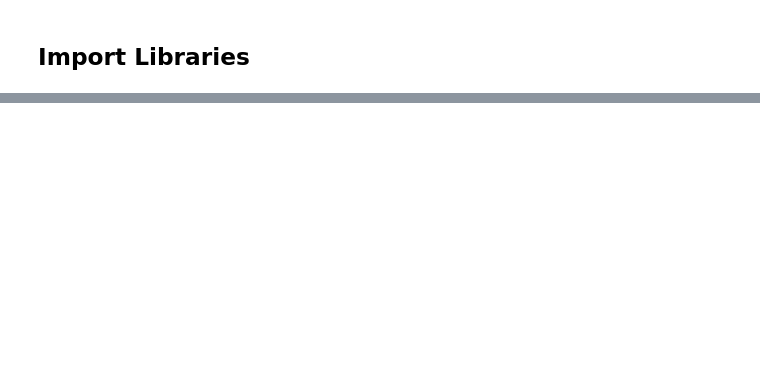
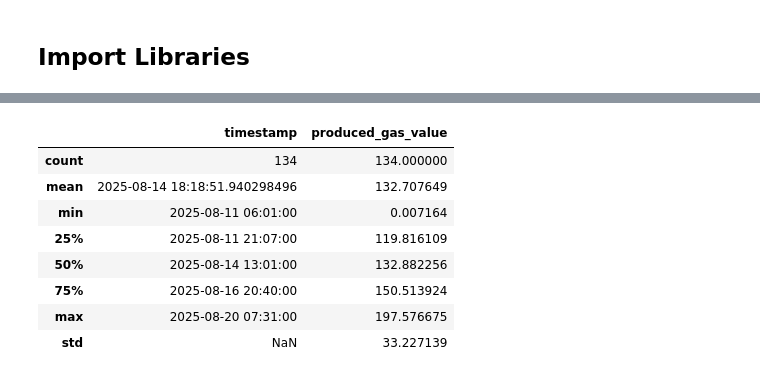
Before and after one commit to mo-beaulieu/Produced-Gas, a Jupyter notebook: well_level_pg_draft2.ipynb, the cells around one changed output, grey strips where cells are left out. Cells and saved outputs as stored; diff of their text form; code cells hidden in the pictures; blank space fills up the shorter version.

```diff
--- a/well_level_pg_draft2.ipynb
+++ b/well_level_pg_draft2.ipynb
@@ -48,0 +329,12 @@ def filter_target_pads(df, target_pads=None):
+# %%
+df_well_pg_actual.describe()
+# %% [output]
+|  | timestamp | produced_gas_value |
+| count | 134 | 134.000000 |
+| mean | 2025-08-14 18:18:51.940298496 | 132.707649 |
+| min | 2025-08-11 06:01:00 | 0.007164 |
+| 25% | 2025-08-11 21:07:00 | 119.816109 |
+| 50% | 2025-08-14 13:01:00 | 132.882256 |
+| 75% | 2025-08-16 20:40:00 | 150.513924 |
+| max | 2025-08-20 07:31:00 | 197.576675 |
+| std | NaN | 33.227139 |
```
Also changed, not shown: parts of 25 cells of this notebook.
